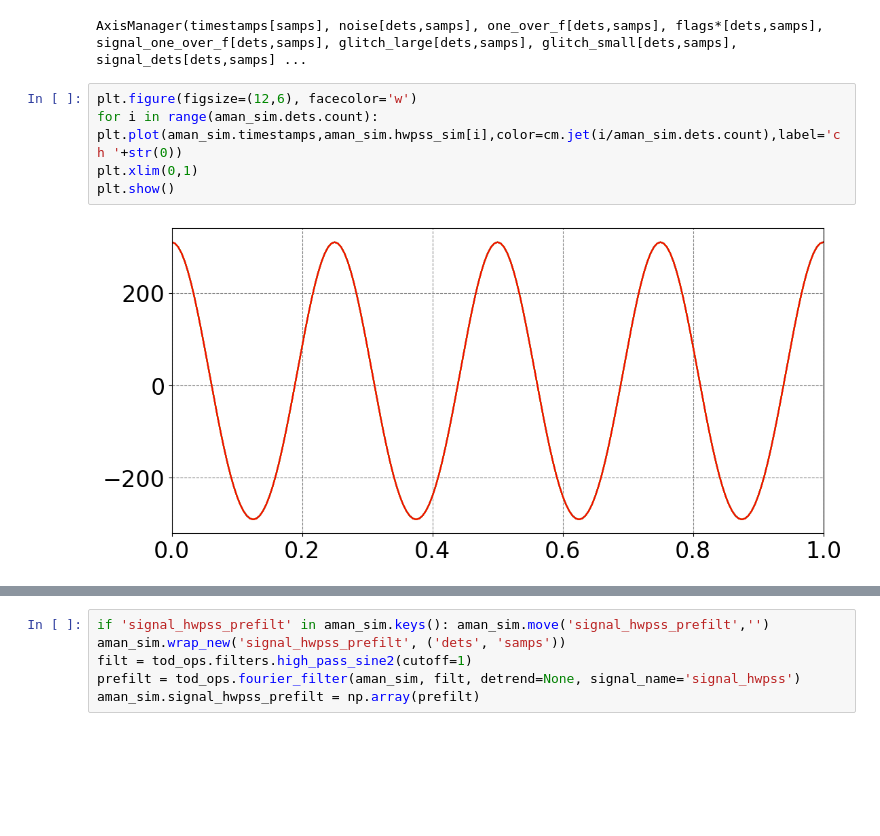
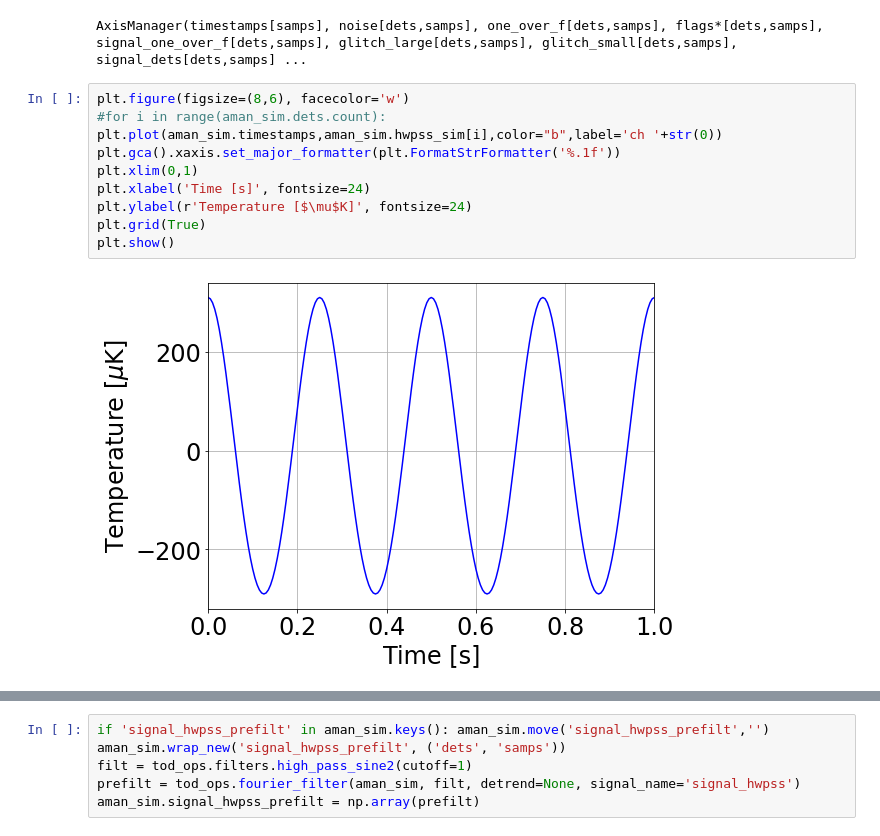
Before and after one commit to yukisakurai/so_pwg_tutorial, a Jupyter notebook: tutorial_hwp.ipynb, the cells around one changed output, grey strips where cells are left out. Saved outputs shown, nothing was run; the diff lists cells and outputs as text; blank space fills up the shorter version.

```diff
--- a/tutorial_hwp.ipynb
+++ b/tutorial_hwp.ipynb
@@ -421,10 +445,15 @@ aman_sim.wrap('signal_hwpss', aman_sim.signal_one_over_f+aman_sim.hwpss_sim, [(0
 # %% [output]
 AxisManager(timestamps[samps], noise[dets,samps], one_over_f[dets,samps], flags*[dets,samps], signal_one_over_f[dets,samps], glitch_large[dets,samps], glitch_small[dets,samps], signal_dets[dets,samps] ...
 # %%
-plt.figure(figsize=(12,6), facecolor='w')
-for i in range(aman_sim.dets.count): plt.plot(aman_sim.timestamps,aman_sim.hwpss_sim[i],color=cm.jet(i/aman_sim.dets.count),label='ch '+str(0))
+plt.figure(figsize=(8,6), facecolor='w')
+#for i in range(aman_sim.dets.count):
+plt.plot(aman_sim.timestamps,aman_sim.hwpss_sim[i],color="b",label='ch '+str(0))
+plt.gca().xaxis.set_major_formatter(plt.FormatStrFormatter('%.1f'))
 plt.xlim(0,1)
+plt.xlabel('Time [s]', fontsize=24)
+plt.ylabel(r'Temperature [$\mu$K]', fontsize=24)
+plt.grid(True)
 plt.show()
 # %% [output]
-[figure, old version]
+[figure, new version]
 # %%
```
Also changed, not shown: parts of 35 cells of this notebook, 1 other file.
